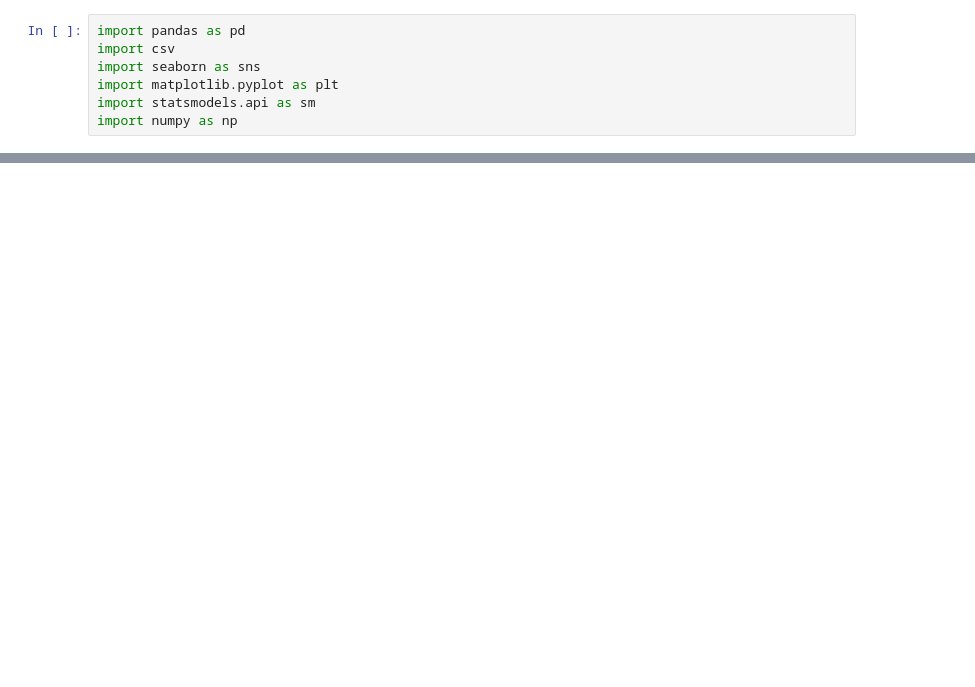
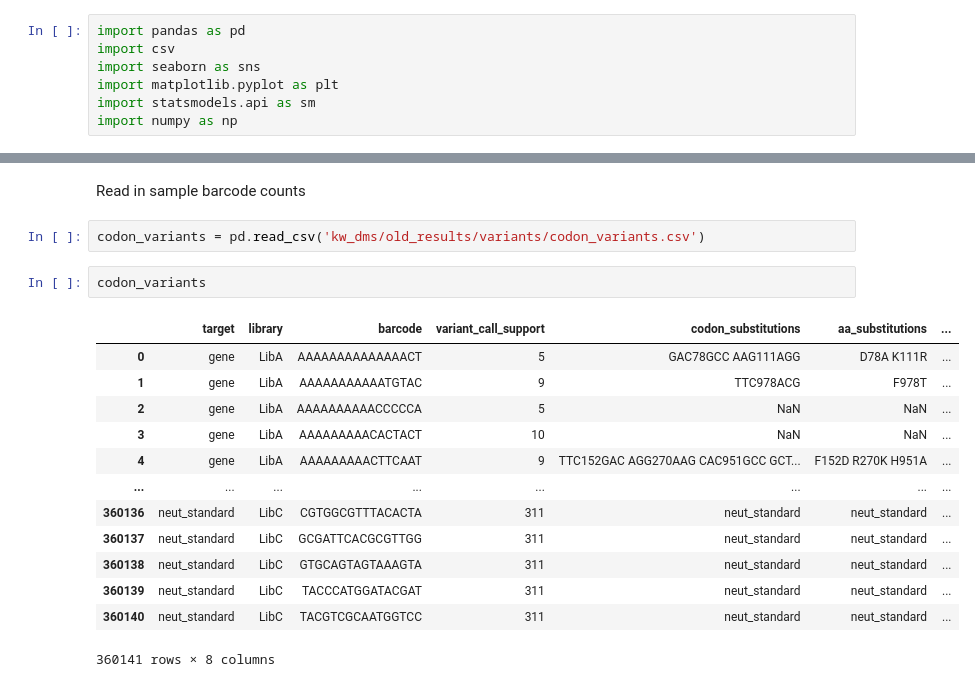
Before and after one commit to kwalcott97/kw_dms, a Jupyter notebook: Comparing sample barcode correlations.ipynb, the cells around one changed output, grey strips where cells are left out. Saved outputs shown, nothing was run; the diff lists cells and outputs as text; blank space fills up the shorter version.

```diff
--- a/Comparing sample barcode correlations.ipynb
+++ b/Comparing sample barcode correlations.ipynb
@@ -346,0 +12,20 @@ for group_index, group in enumerate(sample_groups):
+# %% [markdown]
+Read in sample barcode counts
+# %%
+codon_variants = pd.read_csv('kw_dms/old_results/variants/codon_variants.csv')
+# %%
+codon_variants
+# %% [output]
+|  | target | library | barcode | variant_call_support | codon_substitutions | aa_substitutions | ... |
+| 0 | gene | LibA | AAAAAAAAAAAAAACT | 5 | GAC78GCC AAG111AGG | D78A K111R | ... |
+| 1 | gene | LibA | AAAAAAAAAAATGTAC | 9 | TTC978ACG | F978T | ... |
+| 2 | gene | LibA | AAAAAAAAAACCCCCA | 5 | NaN | NaN | ... |
+| 3 | gene | LibA | AAAAAAAAACACTACT | 10 | NaN | NaN | ... |
+| 4 | gene | LibA | AAAAAAAAACTTCAAT | 9 | TTC152GAC AGG270AAG CAC951GCC GCT... | F152D R270K H951A | ... |
+| ... | ... | ... | ... | ... | ... | ... | ... |
+| 360136 | neut_standard | LibC | CGTGGCGTTTACACTA | 311 | neut_standard | neut_standard | ... |
+| 360137 | neut_standard | LibC | GCGATTCACGCGTTGG | 311 | neut_standard | neut_standard | ... |
+| 360138 | neut_standard | LibC | GTGCAGTAGTAAAGTA | 311 | neut_standard | neut_standard | ... |
+| 360139 | neut_standard | LibC | TACCCATGGATACGAT | 311 | neut_standard | neut_standard | ... |
+| 360140 | neut_standard | LibC | TACGTCGCAATGGTCC | 311 | neut_standard | neut_standard | ... |
+360141 rows × 8 columns
```
Also changed, not shown: parts of 45 cells of this notebook, 53 other files.
